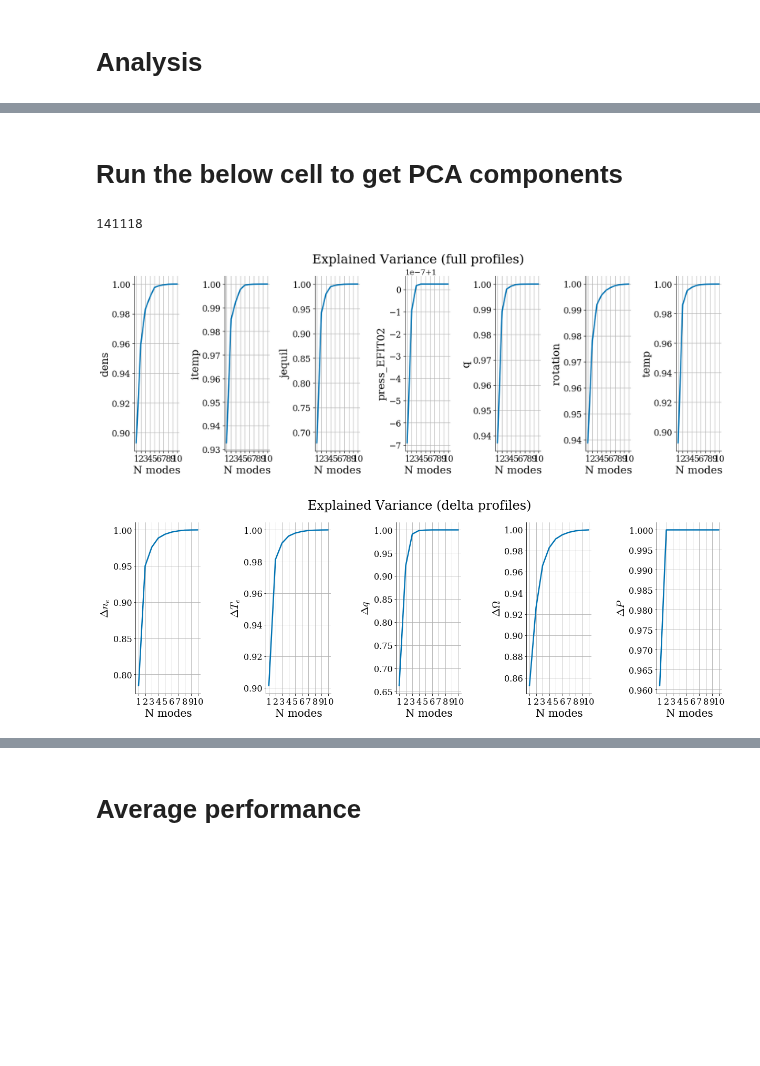
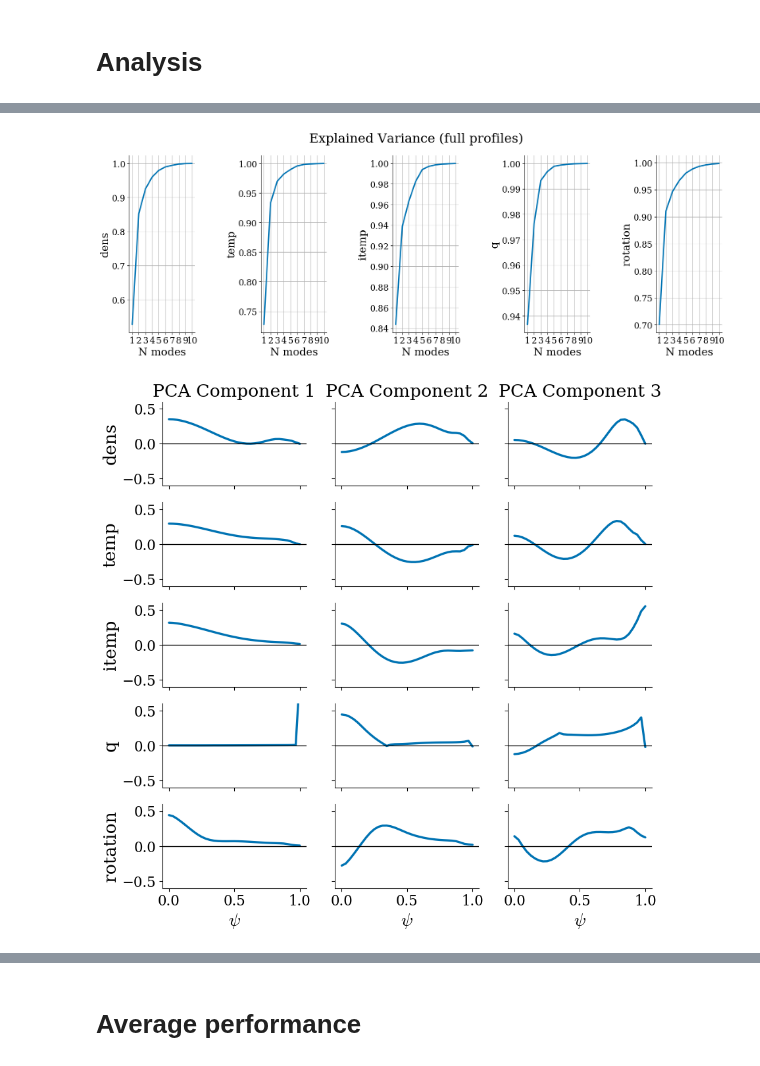
Before and after one commit to PlasmaControl/plasma-profile-predictor, a Jupyter notebook: notebooks/plots_for_paper.ipynb, the cells around one changed output, grey strips where cells are left out. Drawn from its saved outputs; the diff is of its cells as text; code cells hidden in the pictures; blank space fills up the shorter version.

```diff
--- a/notebooks/plots_for_paper.ipynb
+++ b/notebooks/plots_for_paper.ipynb
@@ -354,9 +185,3 @@ sig_lims={'rotation': [0,200],
 # %%
 profiles=scenario['target_profile_names']
 psi = np.linspace(0,1,scenario['profile_length'])
-# %% [markdown]
-# Run the below cell to get PCA components #
-# %%
-len(train_generator)
-# %% [output]
-141118
@@ -391,14 +188,8 @@ for profile in profiles:
-# %%
-from sklearn import preprocessing
-from sklearn import decomposition
-
-num_components=10
-full_pca_fitter={}
-delta_pca_fitter={}
-
-for profile in tqdm(profiles):
-    full_pca_fitter[profile]=decomposition.IncrementalPCA(n_components=num_components).fit(full_profiles[profile])
-    delta_pca_fitter[profile]=decomposition.IncrementalPCA(n_components=num_components).fit(delta_profiles[profile])
+# %%
+with open(os.path.expanduser('~/plasma-profile-predictor/pca_delta_fitters.pkl'),'rb') as f:
+    full_pca_fitter = pickle.load(f, encoding='latin1')
+with open(os.path.expanduser('~/plasma-profile-predictor/pca_delta_kernels.pkl'),'rb') as f:
+    kernels = pickle.load(f, encoding='latin1')
 # %%
 """plot explained variance"""
 
@@ -409,10 +200,10 @@ for j,profile in enumerate(profiles):
     pca=full_pca_fitter[profile]
     ax = axes[j]
 
-    ax.plot(np.arange(1,num_components+1),np.cumsum(pca.explained_variance_ratio_))
+    ax.plot(np.arange(1,pca.n_components+1),np.cumsum(pca.explained_variance_ratio_))
     ax.set_ylabel(ylabels[j],size=20)
     ax.set_xlabel('N modes', size=20)
-    ax.set_xticks(np.arange(1,num_components+1))
+    ax.set_xticks(np.arange(1,pca.n_components+1))
     ax.grid()
     ax.tick_params(axis='both', which='both', labelsize=16)
 #     ax.set_yscale('log')
@@ -423,28 +214,29 @@ fig.suptitle('Explained Variance (full profiles)', size=24)
 plt.subplots_adjust(wspace=1.0)
 # fig.savefig('explained_variance.png')
 # %% [output]
-[figure, old version]
+[figure, new version]
 # %%
-"""plot explained variance"""
+"""plot full pca modes"""
 
-ylabels = ['$\Delta n_e$','$\Delta  T_e$','$\Delta  q$','$\Delta  \Omega$','$\Delta  P$']
+ncols = 5
+nrows = 3
+ylabels = profiles
+fig, axes = plt.subplots(len(profiles),3, sharex=True, sharey=True,figsize=(10,10))
+for j,profile in enumerate(profiles):
+    pca=full_pca_fitter[profile]
+    for i in range(nrows):
+        ax= axes[j,i]
+        ax.plot(psi,pca.components_[i])
+        if i==0:
+            ax.set_ylabel(ylabels[j], size=20)
+        if j==0:
+            ax.set_title('PCA Component {}'.format(i+1), size=20)
+        if j==len(profiles)-1:
+            ax.set_xlabel('$\psi$',size=20)
+        ax.set_ylim(-.6,.6)
+        ax.tick_params(axis='both', which='major', labelsize=16)
 
-fig, axes = plt.subplots(1,5,sharey=False,figsize=(20,6))
-for j,profile in enumerate(profiles):
-    pca=delta_pca_fitter[profile]
-    ax = axes[j]
-
-    ax.plot(np.arange(1,num_components+1),np.cumsum(pca.explained_variance_ratio_))
-    ax.set_ylabel(ylabels[j],size=20)
-    ax.set_xlabel('N modes', size=20)
-    ax.set_xticks(np.arange(1,num_components+1))
-    ax.grid()
-    ax.tick_params(axis='both', which='both', labelsize=16)
-#     ax.set_yscale('log')
-
-#     ax.set_ylim((10**-3,100))
-#     ax.axhline(0,c='k')
-fig.suptitle('Explained Variance (delta profiles)', size=24)
-plt.subplots_adjust(wspace=1.0)
+        ax.axhline(0,c='k',lw=1)
+fig.savefig('pca.png')
 # %% [output]
-[figure, old version]
+[figure, new version]
```
Also changed, not shown: parts of 45 cells of this notebook, 8 other files.
